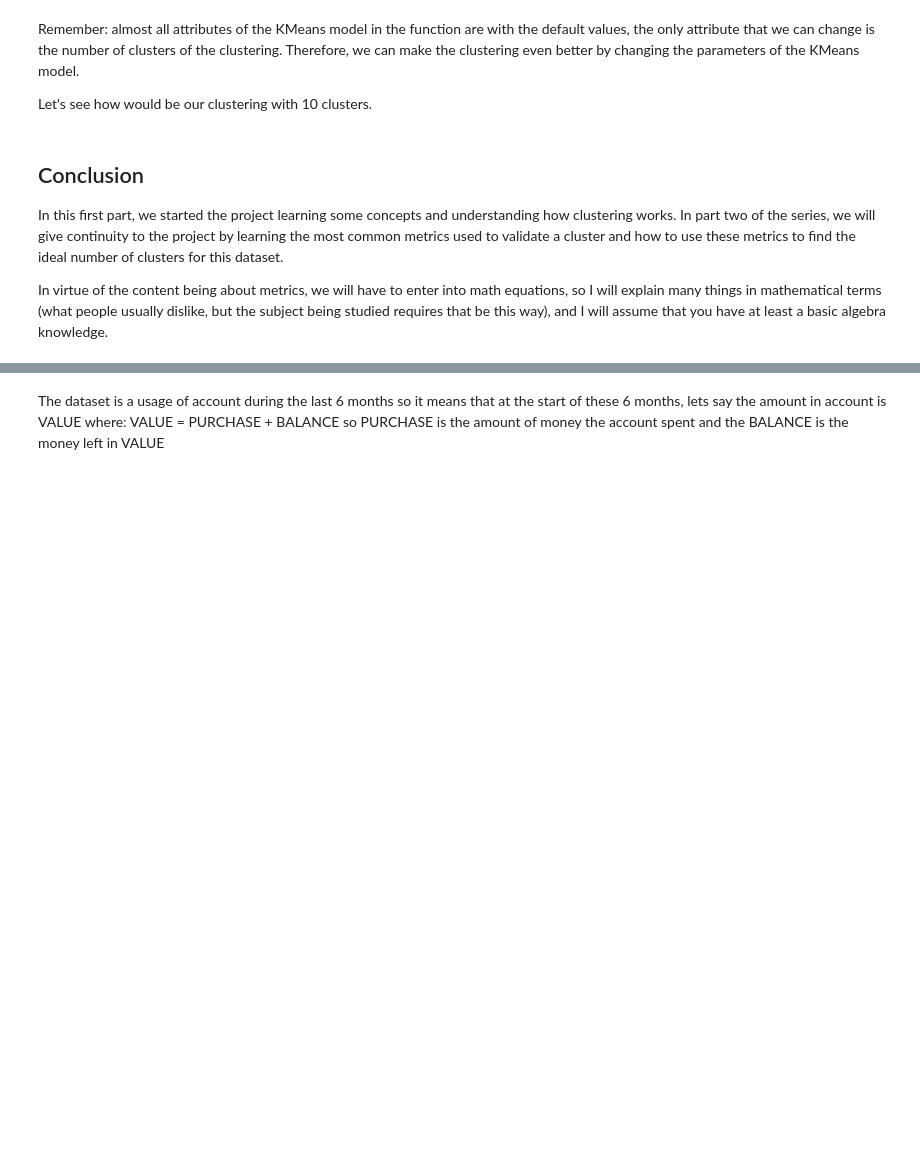
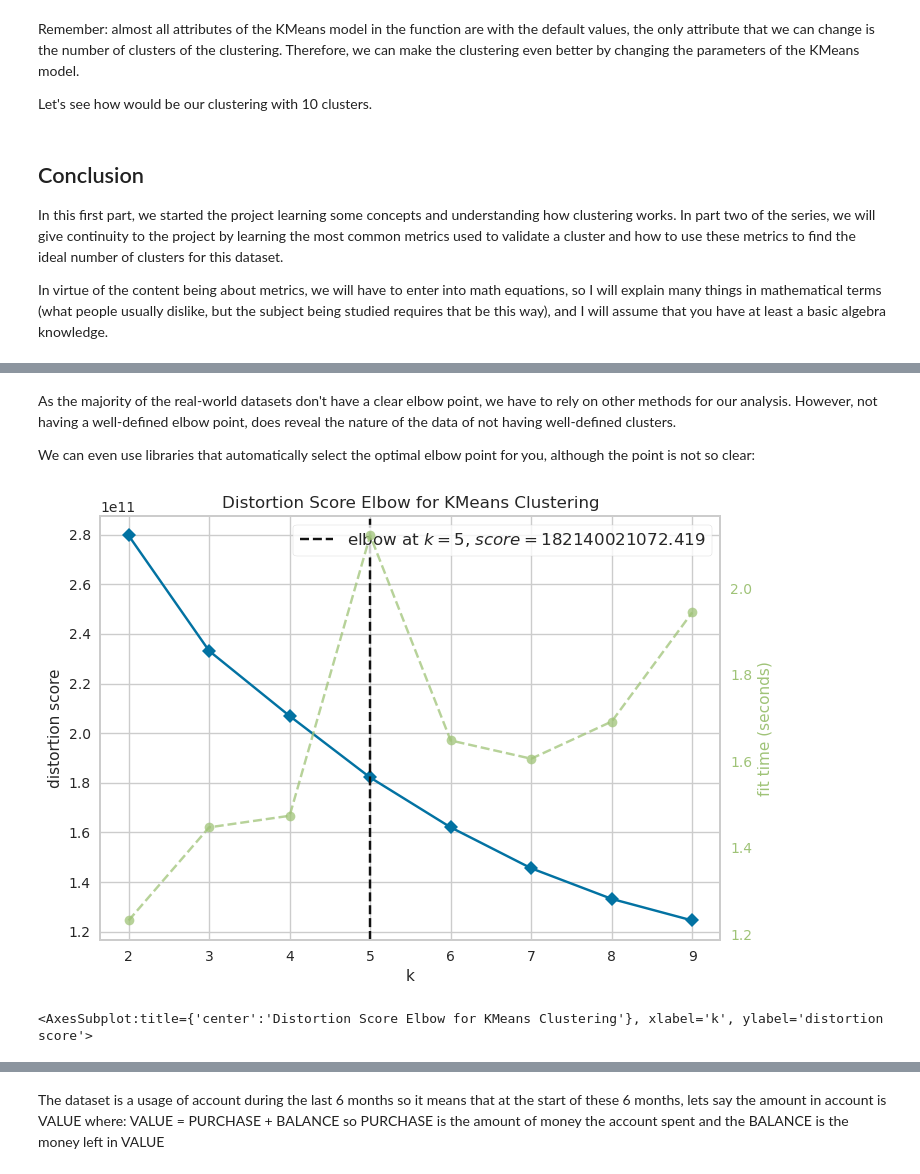
Before and after one commit to ViniciusNalaSantos/ML_ClusterAlgoritm, a Jupyter notebook: clusteralgoritm.ipynb, the cells around one changed output, grey strips where cells are left out. Saved outputs shown, nothing was run; the diff lists cells and outputs as text; code cells hidden in the pictures; blank space fills up the shorter version.

```diff
--- a/clusteralgoritm.ipynb
+++ b/clusteralgoritm.ipynb
@@ -415,0 +482,16 @@ clusters_data
+# %% [markdown]
+As the majority of the real-world datasets don't have a clear elbow point, we have to rely on other methods for our analysis. However, not having a well-defined elbow point, does reveal the nature of the data of not having well-defined clusters.
+
+We can even use libraries that automatically select the optimal elbow point for you, although the point is not so clear:
+# %%
+from yellowbrick.cluster import KElbowVisualizer
+
+# Instantiate the clustering model and visualizer
+km = KMeans(random_state=1234)
+visualizer = KElbowVisualizer(km, k=(2,10))
+
+visualizer.fit(df)        # Fit the data to the visualizer
+visualizer.show()        # Finalize and render the figure
+# %% [output]
+[figure, added]
+<AxesSubplot:title={'center':'Distortion Score Elbow for KMeans Clustering'}, xlabel='k', ylabel='distortion score'>
```
Also changed, not shown: parts of 49 cells of this notebook.
